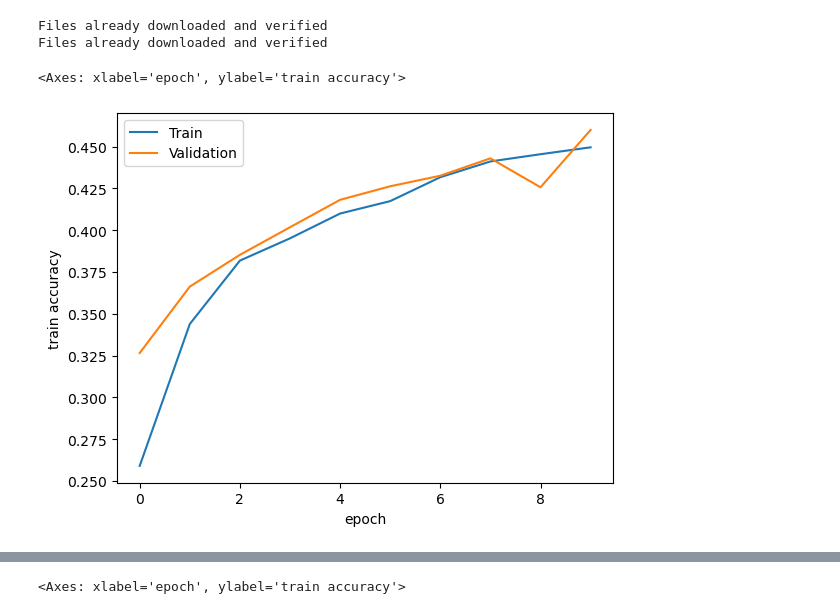
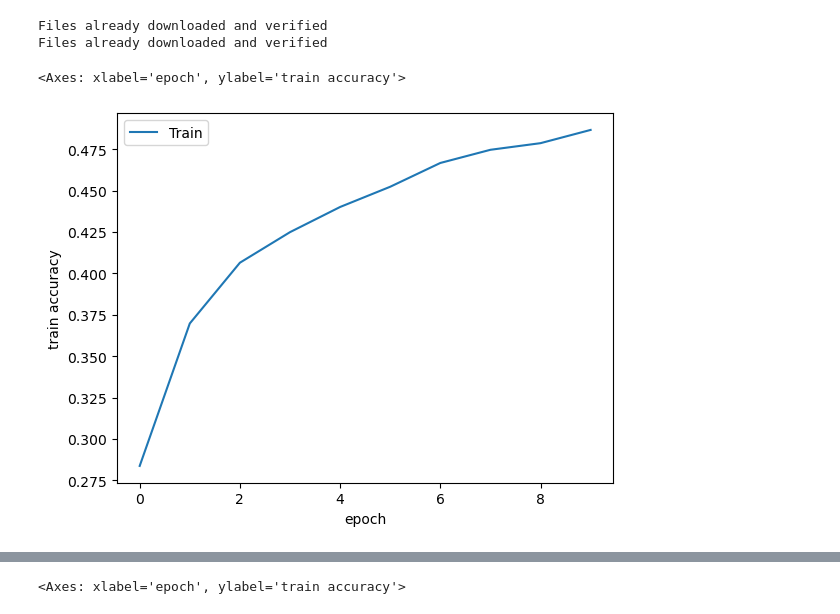
Before and after one commit to Starkillxr/AINT515, a Jupyter notebook: src/task_2.ipynb, the cells around one changed output, grey strips where cells are left out. Saved outputs shown, nothing was run; the diff lists cells and outputs as text; code cells hidden in the pictures.

```diff
--- a/src/task_2.ipynb
+++ b/src/task_2.ipynb
@@ -52,7 +52,7 @@ train_transforms = transforms.Compose([
                         transforms.RandomRotation(30),
                         transforms.RandomHorizontalFlip(0.2),
                         transforms.RandomVerticalFlip(0.2),
-                        transforms.RandomErasing()
+                        transforms.RandomErasing(0.2)
                                 ])
 
 test_transforms = transforms.Compose([
@@ -66,14 +66,12 @@ trainset = datasets.CIFAR10(root='./data', train=True,
 testset = datasets.CIFAR10(root='./data', train=False,
                                 download=True, transform= transforms.ToTensor())
 
-trainset, valset = torch.utils.data.random_split(trainset, [40000, 10000])
 
 
 #Data Loaders
 batch_size = 500
 trainloader = torch.utils.data.DataLoader(trainset, batch_size = batch_size,
                                         shuffle=True, pin_memory=True)
-valloader = torch.utils.data.DataLoader(valset, batch_size=batch_size, shuffle=True, pin_memory=True)
 
 testloader = torch.utils.data.DataLoader(testset, batch_size=batch_size,
                                         shuffle=False, pin_memory=True)
@@ -467,13 +465,12 @@ def trainNetworkSGD(model, lossfunc, trainloader, valloader = None, scorefuncs =
     return pd.DataFrame.from_dict(results)
 # %%
 lossfunc = nn.CrossEntropyLoss()
-model1Results= trainNetwork(model, lossfunc =lossfunc, trainloader =trainloader, valloader=valloader, scorefuncs={'accuracy': accuracy_score}, epochs=10)
+model1Results= trainNetwork(model, lossfunc =lossfunc, trainloader =trainloader, scorefuncs={'accuracy': accuracy_score}, epochs=10)
 # %%
 sns.lineplot(x='epoch', y ='train accuracy', data = model1Results, label = 'Train')
-sns.lineplot(x='epoch', y ='val accuracy', data = model1Results, label ='Validation')
 # %% [output]
 <Axes: xlabel='epoch', ylabel='train accuracy'>
-[figure, old version]
+[figure, new version]
 # %%
 with torch.no_grad():
     correct =0
```
Also changed, not shown: parts of 33 cells of this notebook.
